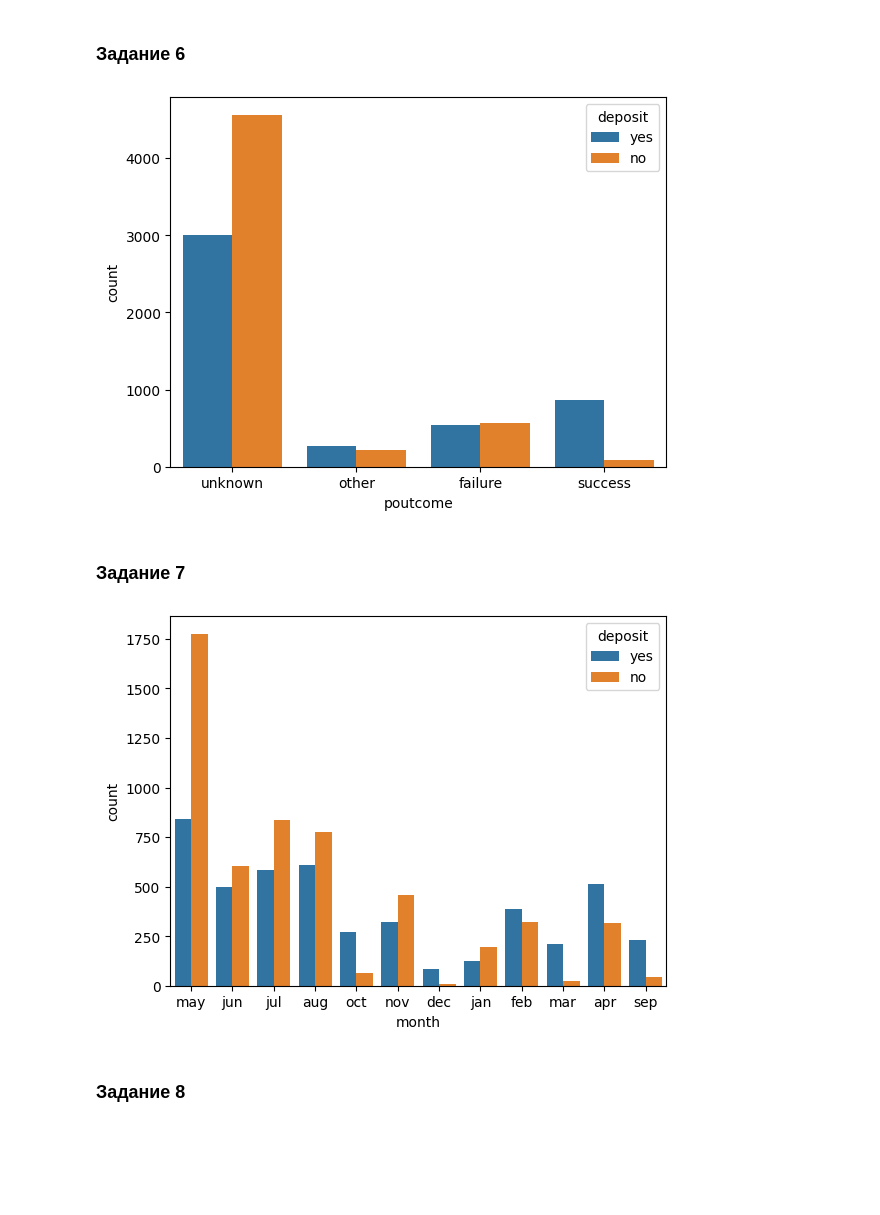
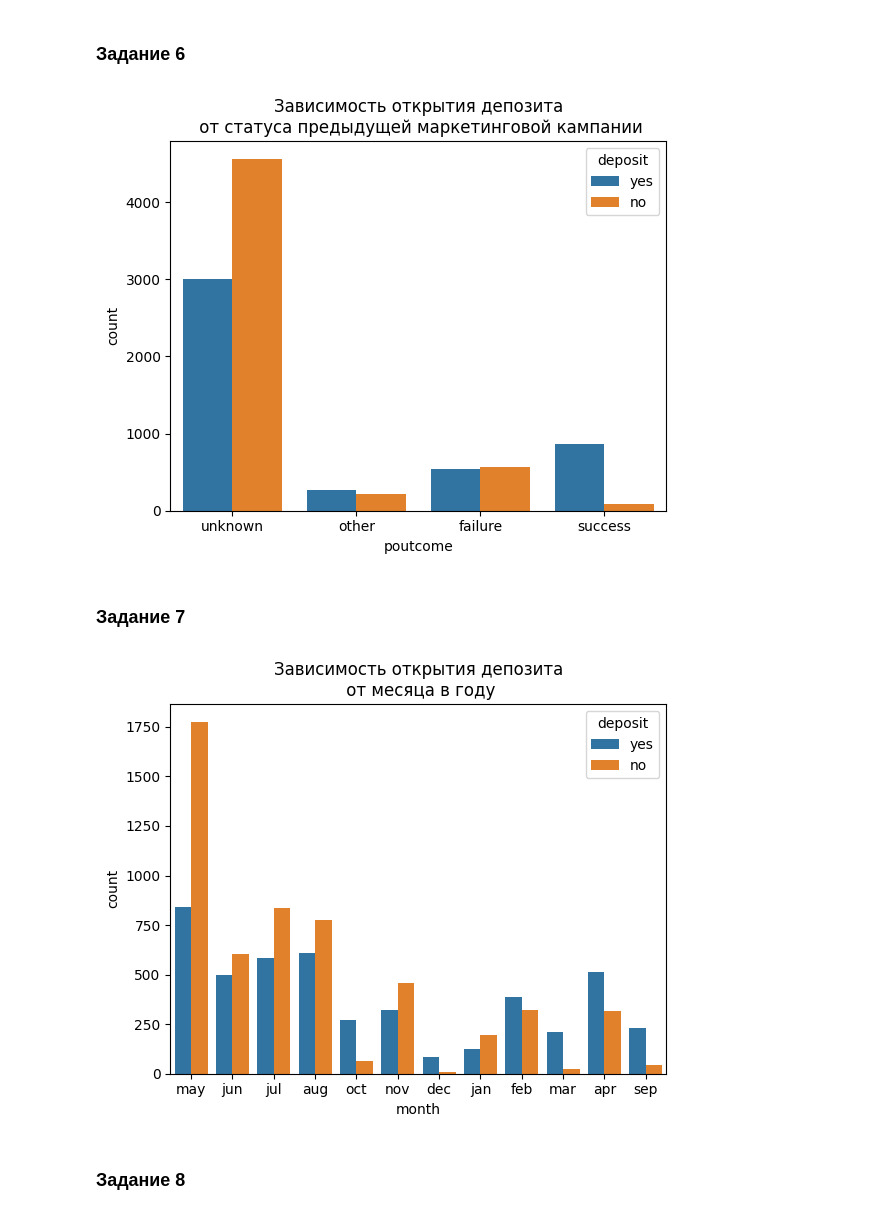
Before and after one commit to AntonYurkovskiy/Project_4_ML_BankDeposits, a Jupyter notebook: Project_4_ML.ipynb, the cells around one changed output. Drawn from its saved outputs; the diff is of its cells as text; code cells hidden in the pictures; blank space fills up the shorter version.

```diff
--- a/Project_4_ML.ipynb
+++ b/Project_4_ML.ipynb
@@ -233,17 +231,19 @@ Name: count, dtype: int64
 # %%
 # Узнайте, для какого статуса предыдущей маркетинговой кампании успех в текущей превалирует над количеством неудач.
 # ваш код
-sns.countplot(data=cleaned, x='poutcome', hue='deposit');
+pout = sns.countplot(data=cleaned, x='poutcome', hue='deposit');
+pout.set_title('Зависимость открытия депозита\n от статуса предыдущей маркетинговой кампании');
 # %% [output]
-[figure, old version]
+[figure, new version]
 # %% [markdown]
 ### Задание 7
 # %%
 # узнайте, в каком месяце чаще всего отказывались от предложения открыть депозит
 # ваш код
-sns.countplot(data=cleaned, x='month', hue='deposit');
+month = sns.countplot(data=cleaned, x='month', hue='deposit');
+month.set_title('Зависимость открытия депозита\n от месяца в году');
 # %% [output]
-[figure, old version]
+[figure, new version]
 # %% [markdown]
 ### Задание 8
 # %%
```
Also changed, not shown: parts of 13 cells of this notebook.
